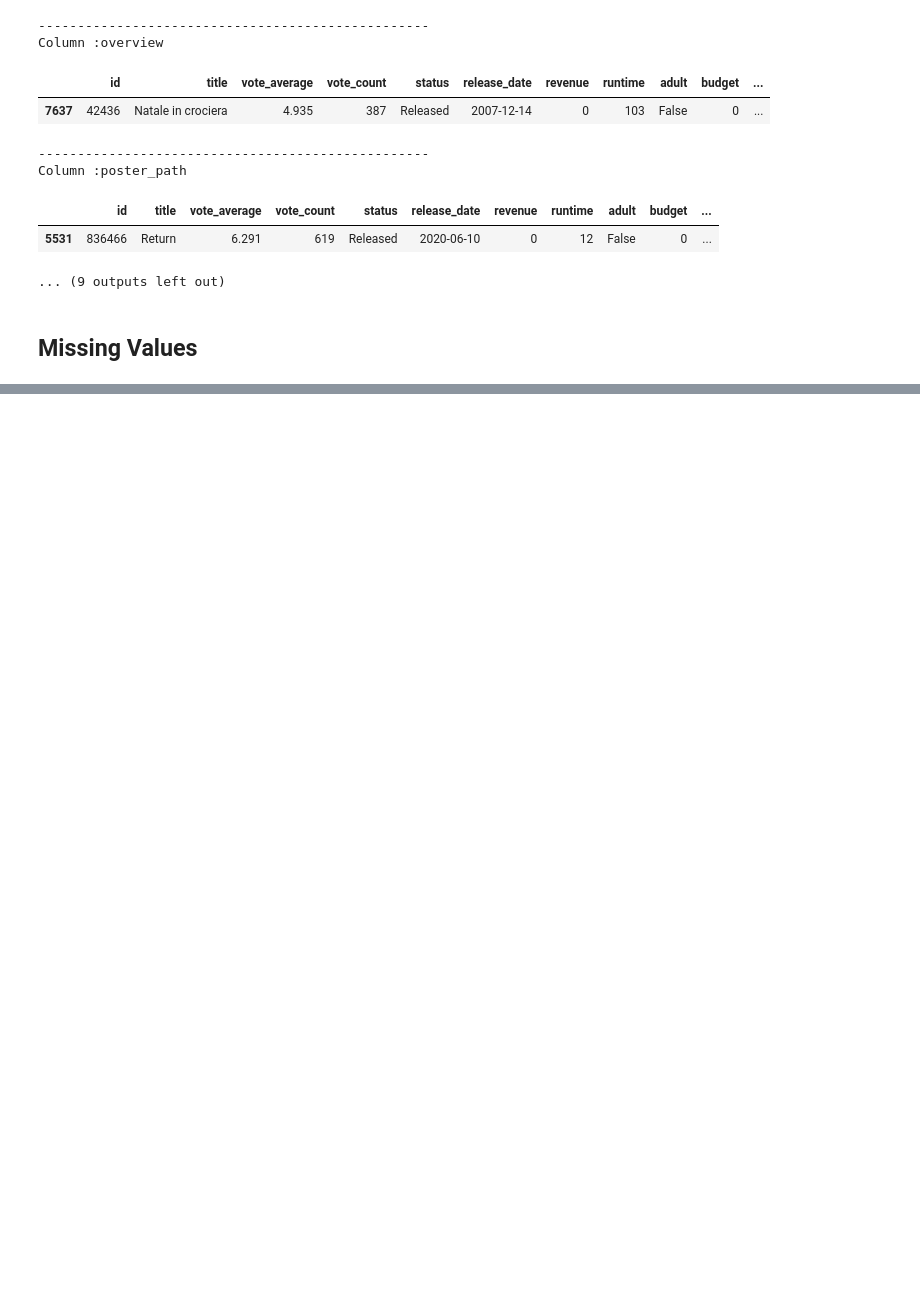
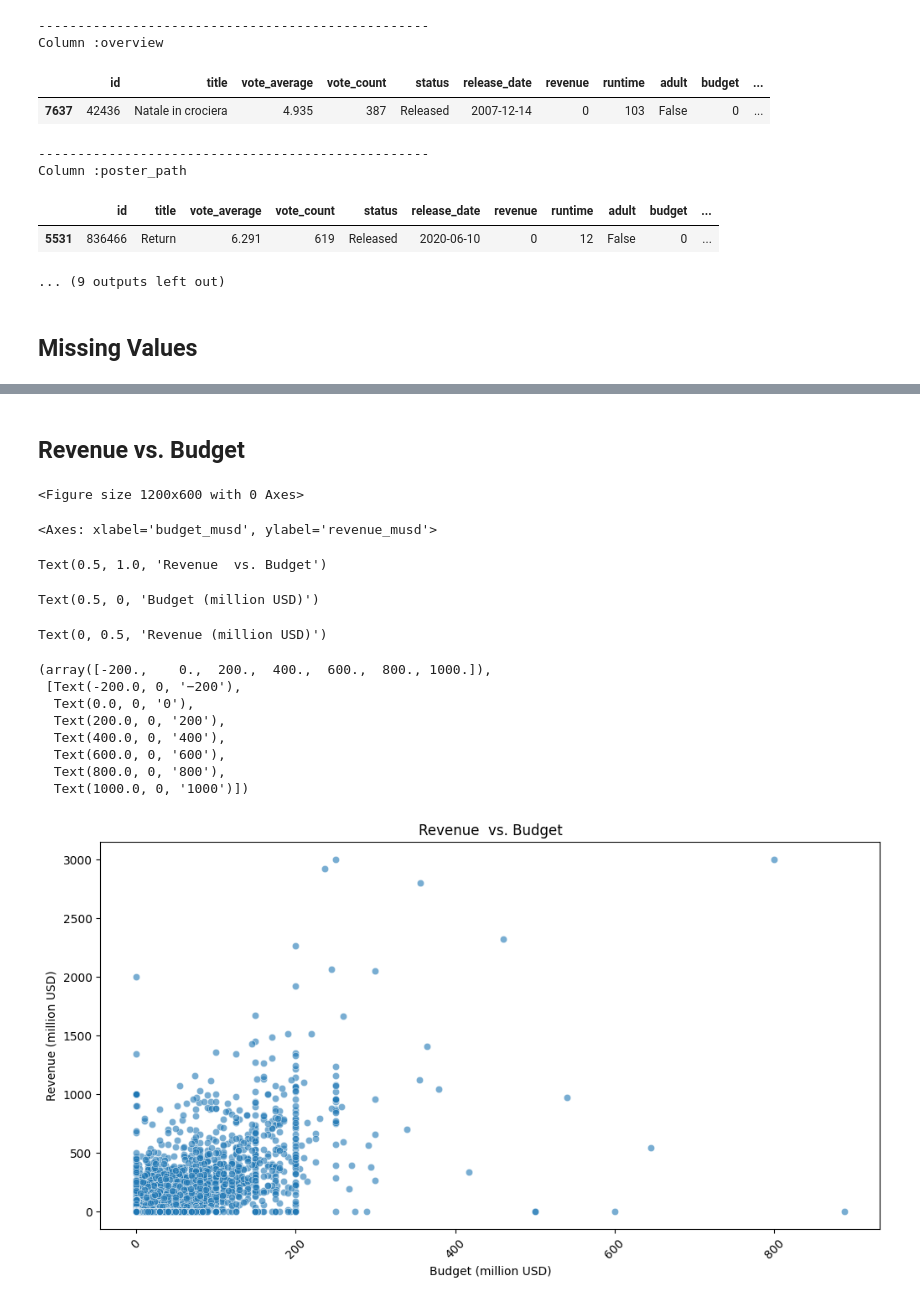
Before and after one commit to mattyapers/Movies_EDA, a Jupyter notebook: TMDB_EDA.ipynb, the cells around one changed output, grey strips where cells are left out. Cells and saved outputs as stored; diff of their text form; code cells hidden in the pictures; blank space fills up the shorter version.

```diff
--- a/TMDB_EDA.ipynb
+++ b/TMDB_EDA.ipynb
@@ -155,0 +294,30 @@ Name: release_date, Length: 192659, dtype: datetime64[ns]
+# %% [markdown]
+## Revenue vs. Budget
+# %%
+# Revenue vs. Budget
+plt.figure(figsize=(12,6))
+sns.scatterplot(x='budget_musd',
+                y='revenue_musd',
+                data=df,
+                alpha=0.6)
+
+plt.title('Revenue  vs. Budget')
+plt.xlabel('Budget (million USD)')
+plt.ylabel('Revenue (million USD)')
+plt.xticks(rotation=45)
+plt.show()
+# %% [output]
+<Figure size 1200x600 with 0 Axes>
+<Axes: xlabel='budget_musd', ylabel='revenue_musd'>
+Text(0.5, 1.0, 'Revenue  vs. Budget')
+Text(0.5, 0, 'Budget (million USD)')
+Text(0, 0.5, 'Revenue (million USD)')
+(array([-200.,    0.,  200.,  400.,  600.,  800., 1000.]),
+ [Text(-200.0, 0, '−200'),
+  Text(0.0, 0, '0'),
+  Text(200.0, 0, '200'),
+  Text(400.0, 0, '400'),
+  Text(600.0, 0, '600'),
+  Text(800.0, 0, '800'),
+  Text(1000.0, 0, '1000')])
+[figure, added]
```
Also changed, not shown: parts of 24 cells of this notebook.
